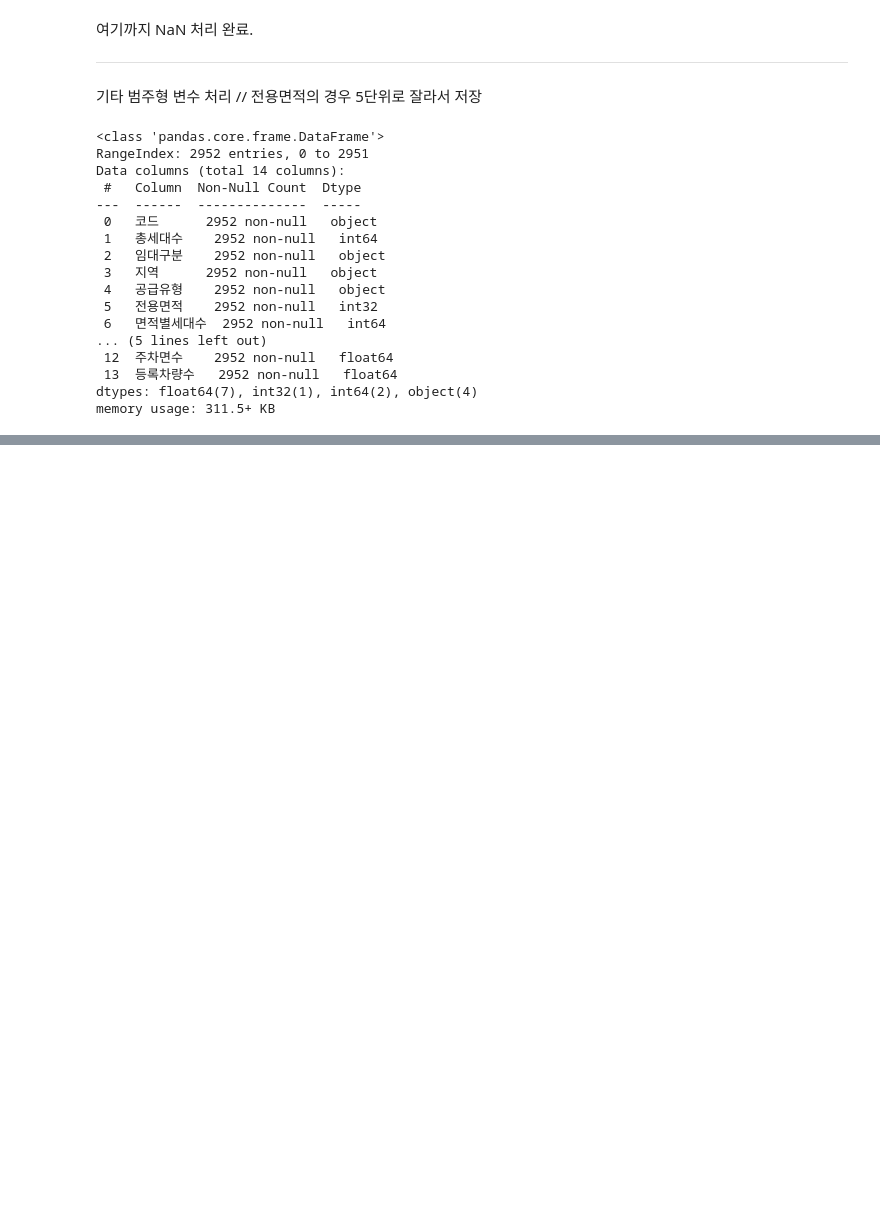
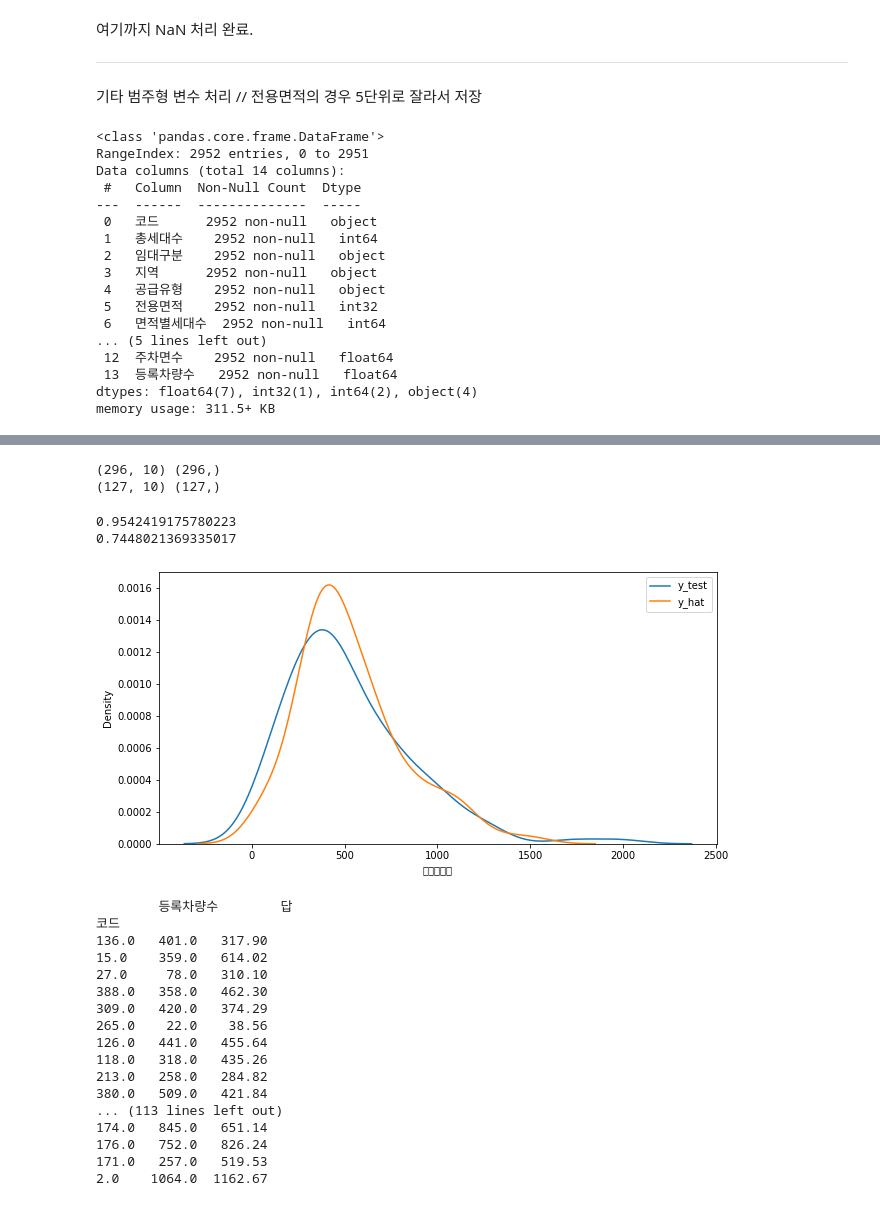
Before and after one commit to gustnekd47/DACON_parkingLot, a Jupyter notebook: main.ipynb, the cells around one changed output, grey strips where cells are left out. Saved outputs shown, nothing was run; the diff lists cells and outputs as text; code cells hidden in the pictures; blank space fills up the shorter version.

```diff
--- a/main.ipynb
+++ b/main.ipynb
@@ -252,8 +242,10 @@ loc_dict = { key: num for num, key in enumerate(df['지역'].unique().tolist())}
 supply_dict = { key: num for num, key in enumerate(df['공급유형'].unique().tolist())}
 
 
-houses_dict = {key:[0 for i in range(len(df["전용면적"][df["공급유형"]!="임대상가"].unique()))] for key in df["코드"].unique()}
-houses_dict
+houses_dict = {key:[0 for i in range(10,90,5)] for key in df["코드"].unique()}
 
 df.loc[:,["코드","공급유형","전용면적","면적별세대수"]]
-df[["전용면적","면적별세대수"]][df["코드"]=="C2532"].value_counts()
+
+housing_dict = {house:idx for idx,house in enumerate(range(10,90,5))}
+
+code_dict = {key:idx for idx, key in enumerate(df['코드'].unique().tolist())}
@@ -317,3 +316,2 @@ df
 # %%
-ndf = ndf.groupby(["코드"]).sum()
-ndf
+ndf = ndf.set_index('코드')
@@ -329,6 +318,57 @@ plt.boxplot(train["전용면적"],vert=False)
 # %%
 from sklearn.model_selection import train_test_split
-x_train, x_test, y_train, y_test = train_test_split(raw_df["등록차량수"], raw_df.drop(["등록차량수"],axis=1),test_size=.2, random_state=777)
 
-print(x_train.shape)
-print(y_test.shape)
+x_train, x_test, y_train, y_test = train_test_split(ndf.drop(["등록차량수"], axis=1), ndf["등록차량수"],test_size=.3, random_state=333)
+
+print(x_train.shape, y_train.shape)
+print(x_test.shape, y_test.shape)
+# %% [output]
+(296, 10) (296,)
+(127, 10) (127,)
+# %%
+from sklearn.ensemble import RandomForestRegressor
+pd.set_option('display.max_row', 500)
+pd.set_option('display.max_columns', 100)
+
+model = RandomForestRegressor()
+model.fit(x_train, y_train)
+
+print(model.score(x_train, y_train))
+print(model.score(x_test, y_test))
+
+y_predict = model.predict(x_test)
+
+
+plt.figure(figsize=(10, 5))
+ax1 = sns.kdeplot(y_test, label="y_test")
+ax2 = sns.kdeplot(y_predict, label="y_hat", ax=ax1)
+plt.legend()
+plt.show()
+
+
+temp = y_test.copy()
+
+temp = pd.DataFrame(temp)
+temp["답"] = y_predict
+print(temp)
+# %% [output]
+0.9542419175780223
+0.7448021369335017
+[figure, added]
+        등록차량수        답
+코드
+136.0   401.0   317.90
+15.0    359.0   614.02
+27.0     78.0   310.10
+388.0   358.0   462.30
+309.0   420.0   374.29
+265.0    22.0    38.56
+126.0   441.0   455.64
+118.0   318.0   435.26
+213.0   258.0   284.82
+380.0   509.0   421.84
+... (113 lines left out)
+174.0   845.0   651.14
+176.0   752.0   826.24
+171.0   257.0   519.53
+2.0    1064.0  1162.67
```
Also changed, not shown: parts of 15 cells of this notebook, 2 other files.
